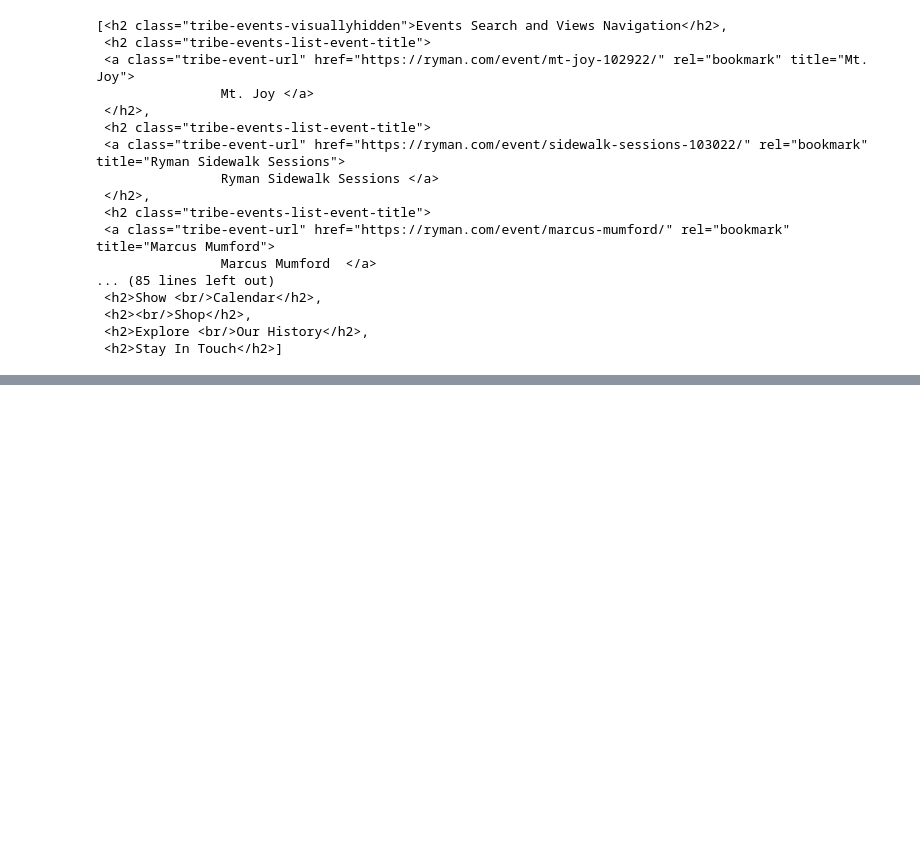
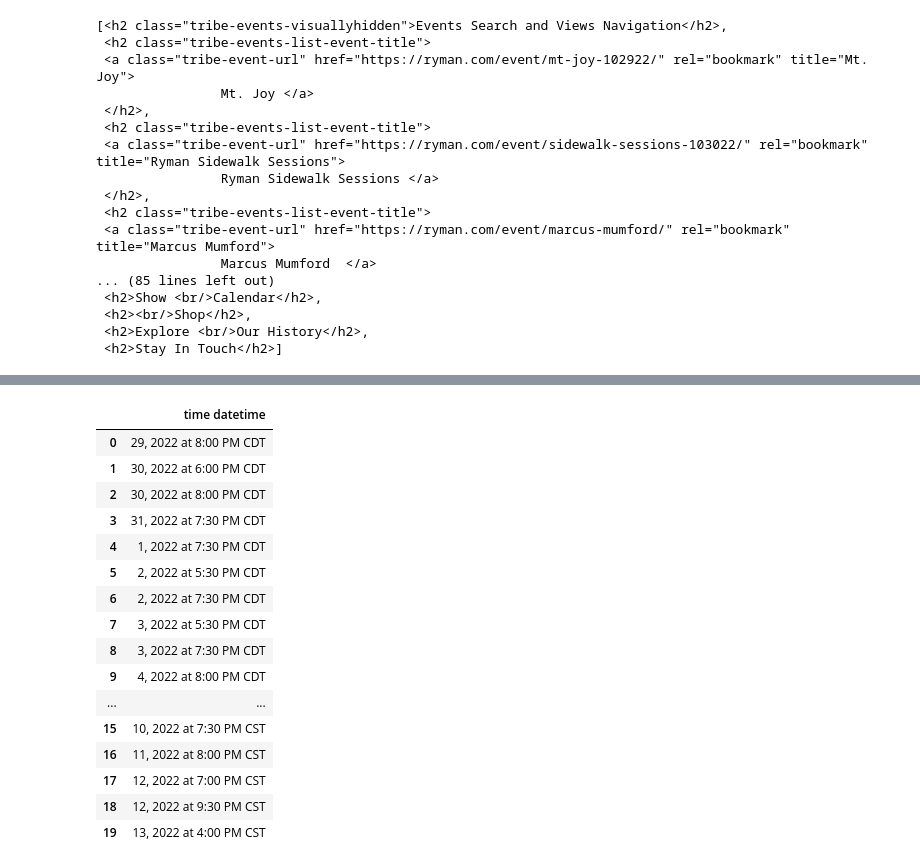
Before and after one commit to NSS-Data-Analytics-Cohort-7/web-scraping-ryman-bryanacolson, a Jupyter notebook: notebooks/Untitled2.ipynb, the cells around one changed output, grey strips where cells are left out. Cells and saved outputs as stored; diff of their text form; code cells hidden in the pictures; blank space fills up the shorter version.

```diff
--- a/notebooks/Untitled2.ipynb
+++ b/notebooks/Untitled2.ipynb
@@ -191,0 +231,3 @@ AttributeError: ResultSet object has no attribute 'strftime'. You're probably tr
+# %%
+time_df['time datetime'] = [x.split(maxsplit=1)[1] for x in time_df['time datetime']]
+print(time_df)
@@ -191,0 +252,21 @@ AttributeError: ResultSet object has no attribute 'strftime'. You're probably tr
+# %%
+time_df2 = pd.DataFrame(time_df, columns=['time datetime'])
+time_df2
+# %% [output]
+|  | time datetime |
+| 0 | 29, 2022 at 8:00 PM CDT |
+| 1 | 30, 2022 at 6:00 PM CDT |
+| 2 | 30, 2022 at 8:00 PM CDT |
+| 3 | 31, 2022 at 7:30 PM CDT |
+| 4 | 1, 2022 at 7:30 PM CDT |
+| 5 | 2, 2022 at 5:30 PM CDT |
+| 6 | 2, 2022 at 7:30 PM CDT |
+| 7 | 3, 2022 at 5:30 PM CDT |
+| 8 | 3, 2022 at 7:30 PM CDT |
+| 9 | 4, 2022 at 8:00 PM CDT |
+| ... | ... |
+| 15 | 10, 2022 at 7:30 PM CST |
+| 16 | 11, 2022 at 8:00 PM CST |
+| 17 | 12, 2022 at 7:00 PM CST |
+| 18 | 12, 2022 at 9:30 PM CST |
+| 19 | 13, 2022 at 4:00 PM CST |
```
Also changed, not shown: parts of 19 cells of this notebook.
